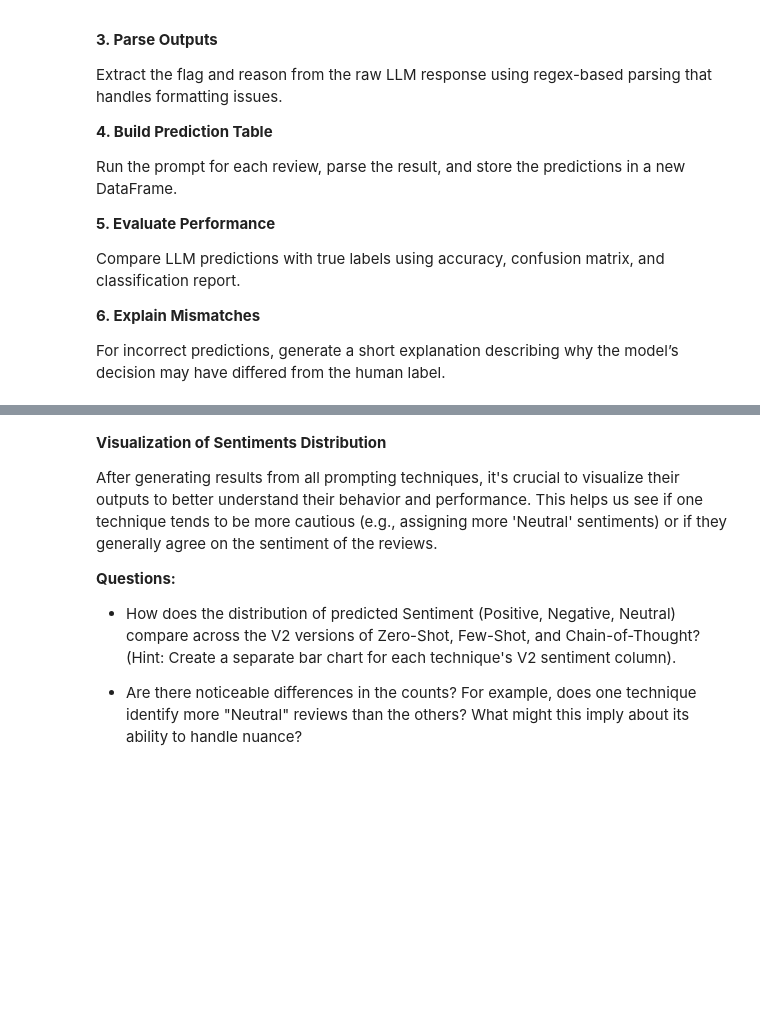
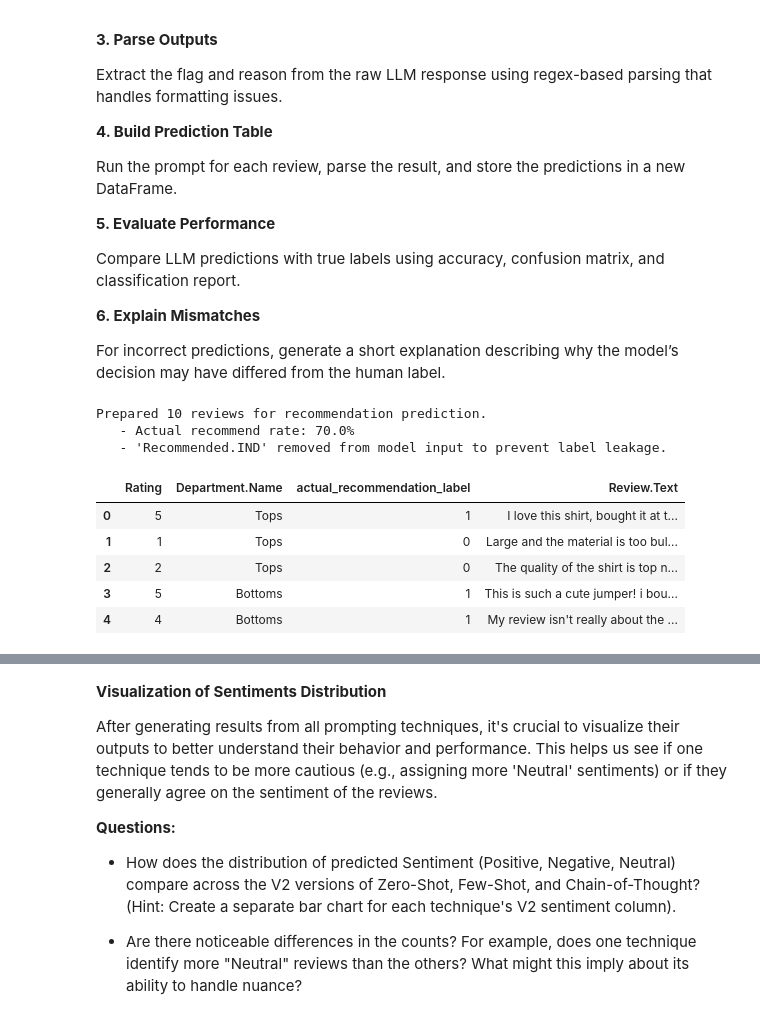
Before and after one commit to sys8dev/real-time-retail-feedback-intelligence, a Jupyter notebook: Real_Time_Retail_Feedback_Intelligence_Full_code.ipynb, the cells around one changed output, grey strips where cells are left out. Drawn from its saved outputs; the diff is of its cells as text; code cells hidden in the pictures; blank space fills up the shorter version.

```diff
--- a/Real_Time_Retail_Feedback_Intelligence_Full_code.ipynb
+++ b/Real_Time_Retail_Feedback_Intelligence_Full_code.ipynb
@@ -4061,3 +4061,42 @@ Compare LLM predictions with true labels using accuracy, confusion matrix, and c
  **6\. Explain Mismatches**
 
 For incorrect predictions, generate a short explanation describing why the model’s decision may have differed from the human label.
+# %%
+# GenAI Product Recommendations
+# ----------------------------------------------------------------------
+# Step 1: Prepare Data
+# Copy the evaluation sample, preserve human labels separately, and drop the recommendation column so the LLM cannot see the ground truth.
+# ----------------------------------------------------------------------
+
+df_recommendation_source = DATA_SAMPLE_FOR_ANALYSIS.copy()
+df_recommendation_working = df_recommendation_source.copy()
+
+df_recommendation_working["actual_recommendation_label"] = (
+    df_recommendation_working["Recommended.IND"]
+)
+df_recommendation_working = df_recommendation_working.drop(
+    columns=["Recommended.IND"]
+)
+
+print(f"Prepared {len(df_recommendation_working)} reviews for recommendation prediction.")
+print(
+    f"   - Actual recommend rate: "
+    f"{df_recommendation_working['actual_recommendation_label'].mean():.1%}"
+)
+print("   - 'Recommended.IND' removed from model input to prevent label leakage.")
+
+display(
+    df_recommendation_working[
+        ["Rating", "Department.Name", "actual_recommendation_label", "Review.Text"]
+    ].head()
+)
+# %% [output]
+Prepared 10 reviews for recommendation prediction.
+   - Actual recommend rate: 70.0%
+   - 'Recommended.IND' removed from model input to prevent label leakage.
+|  | Rating | Department.Name | actual_recommendation_label | Review.Text |
+| 0 | 5 | Tops | 1 | I love this shirt, bought it at t... |
+| 1 | 1 | Tops | 0 | Large and the material is too bul... |
+| 2 | 2 | Tops | 0 | The quality of the shirt is top n... |
+| 3 | 5 | Bottoms | 1 | This is such a cute jumper! i bou... |
+| 4 | 4 | Bottoms | 1 | My review isn't really about the ... |
```
Also changed, not shown: parts of 5 cells of this notebook.
